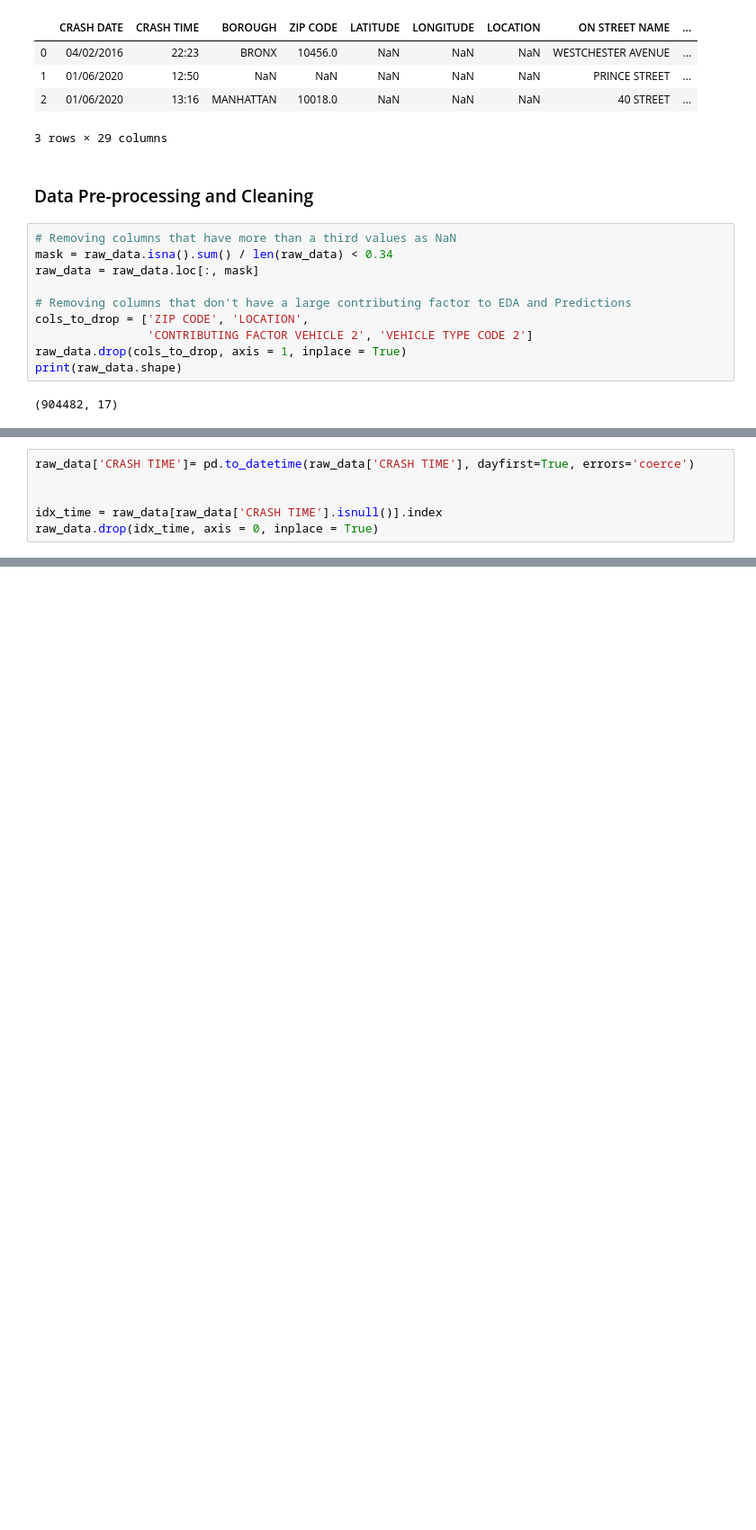
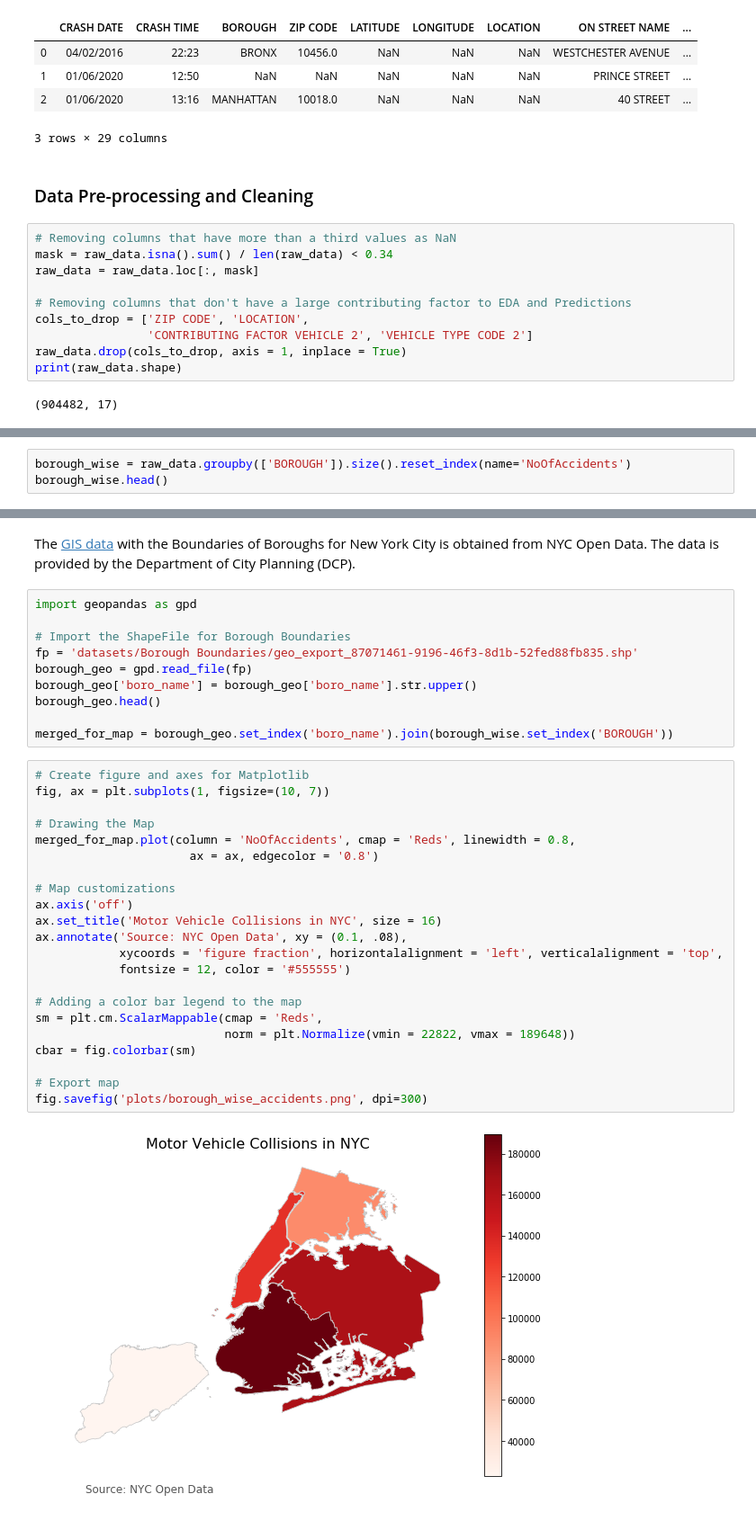
Before and after one commit to skhiearth/NYC-Motor-Vehicle-Collisions, a Jupyter notebook: NYC-Motor-Vehicle-Collisions.ipynb, the cells around one changed output, grey strips where cells are left out. Shown: that part at 90% size. Cells and saved outputs as stored; diff of their text form; blank space fills up the shorter version.

Commit message:
Choropleth map for borough wise accidents

```diff
--- a/NYC-Motor-Vehicle-Collisions.ipynb
+++ b/NYC-Motor-Vehicle-Collisions.ipynb
@@ -50,7 +61 @@ idx = raw_data[raw_data['CRASH DATE'].isnull()].index
 raw_data.drop(idx, axis = 0, inplace = True)
-# %%
-raw_data['CRASH TIME']= pd.to_datetime(raw_data['CRASH TIME'], dayfirst=True, errors='coerce')
-
-
-idx_time = raw_data[raw_data['CRASH TIME'].isnull()].index
-raw_data.drop(idx_time, axis = 0, inplace = True)
@@ -58,0 +73,3 @@ Int64Index([904477], dtype='int64')
+# %%
+borough_wise = raw_data.groupby(['BOROUGH']).size().reset_index(name='NoOfAccidents')
+borough_wise.head()
@@ -58,0 +83,36 @@ Int64Index([904477], dtype='int64')
+# %% [markdown]
+The [GIS data](https://data.cityofnewyork.us/City-Government/Borough-Boundaries/tqmj-j8zm) with the Boundaries of Boroughs for New York City is obtained from NYC Open Data. The data is provided by the Department of City Planning (DCP).
+# %%
+import geopandas as gpd
+
+# Import the ShapeFile for Borough Boundaries
+fp = 'datasets/Borough Boundaries/geo_export_87071461-9196-46f3-8d1b-52fed88fb835.shp'
+borough_geo = gpd.read_file(fp)
+borough_geo['boro_name'] = borough_geo['boro_name'].str.upper()
+borough_geo.head()
+
+merged_for_map = borough_geo.set_index('boro_name').join(borough_wise.set_index('BOROUGH'))
+# %%
+# Create figure and axes for Matplotlib
+fig, ax = plt.subplots(1, figsize=(10, 7))
+
+# Drawing the Map
+merged_for_map.plot(column = 'NoOfAccidents', cmap = 'Reds', linewidth = 0.8,
+                      ax = ax, edgecolor = '0.8')
+
+# Map customizations
+ax.axis('off')
+ax.set_title('Motor Vehicle Collisions in NYC', size = 16)
+ax.annotate('Source: NYC Open Data', xy = (0.1, .08),
+            xycoords = 'figure fraction', horizontalalignment = 'left', verticalalignment = 'top',
+            fontsize = 12, color = '#555555')
+
+# Adding a color bar legend to the map
+sm = plt.cm.ScalarMappable(cmap = 'Reds',
+                           norm = plt.Normalize(vmin = 22822, vmax = 189648))
+cbar = fig.colorbar(sm)
+
+# Export map
+fig.savefig('plots/borough_wise_accidents.png', dpi=300)
+# %% [output]
+[figure, added]
```
Also changed, not shown: parts of 8 cells of this notebook.
